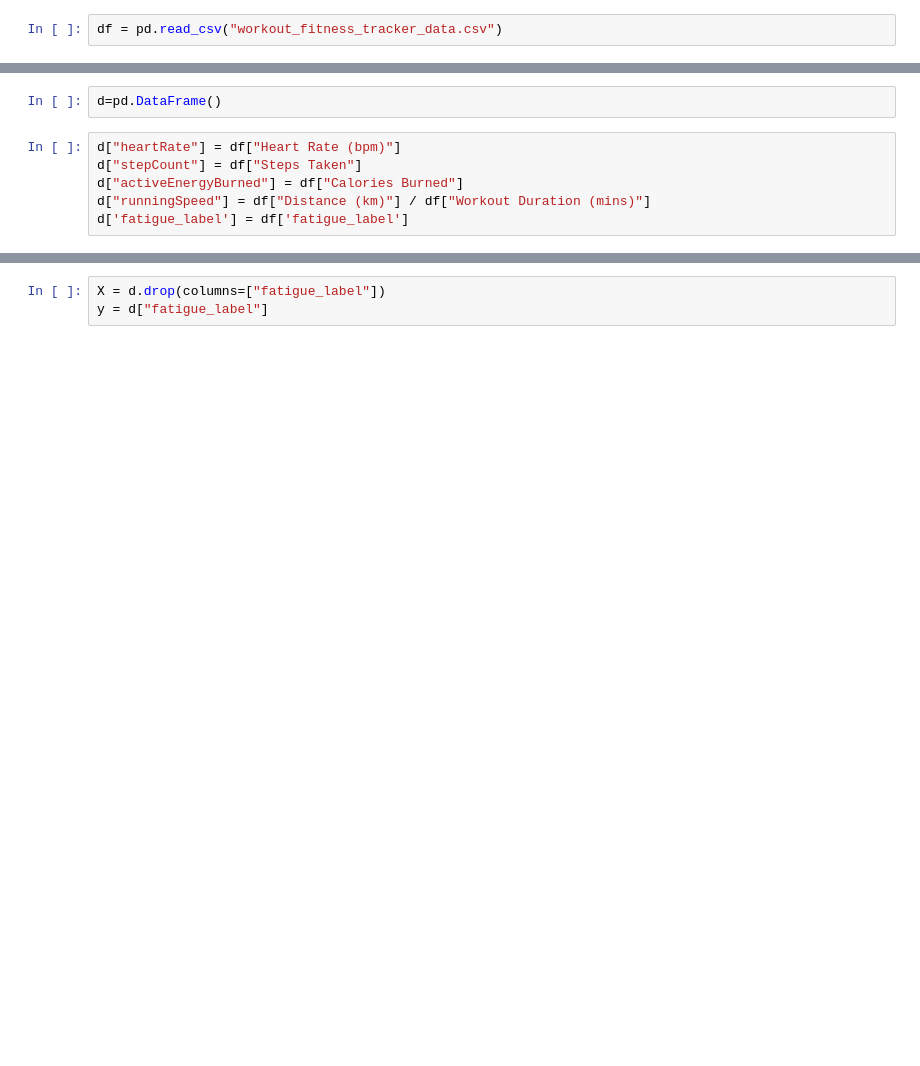
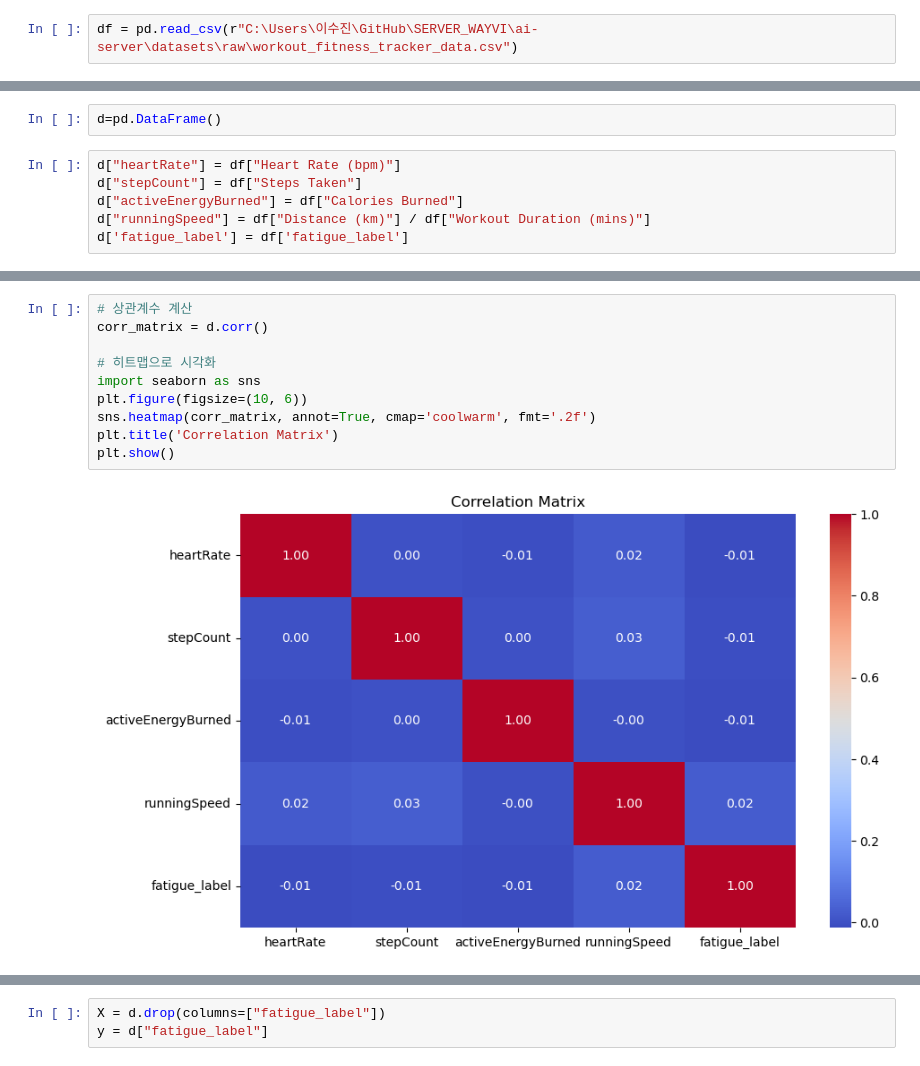
Before and after one commit to 2025-WAYVI/SERVER_WAYVI, a Jupyter notebook: ai-server/training/pretraining_scripts/overwork.ipynb, the cells around one changed output, grey strips where cells are left out. Drawn from its saved outputs; the diff is of its cells as text; blank space fills up the shorter version.

```diff
--- a/ai-server/training/pretraining_scripts/overwork.ipynb
+++ b/ai-server/training/pretraining_scripts/overwork.ipynb
@@ -23,7 +23,7 @@ import matplotlib.pyplot as plt
 import numpy as np
 import joblib
 # %%
-df = pd.read_csv("workout_fitness_tracker_data.csv")
+df = pd.read_csv(r"C:\Users\이수진\GitHub\SERVER_WAYVI\ai-server\datasets\raw\workout_fitness_tracker_data.csv")
 # %%
 df
 # %% [output]
@@ -105,0 +134,12 @@ dtype: int64
+# %%
+# 상관계수 계산
+corr_matrix = d.corr()
+
+# 히트맵으로 시각화
+import seaborn as sns
+plt.figure(figsize=(10, 6))
+sns.heatmap(corr_matrix, annot=True, cmap='coolwarm', fmt='.2f')
+plt.title('Correlation Matrix')
+plt.show()
+# %% [output]
+[figure, added]
```
Also changed, not shown: parts of 19 cells of this notebook, 9 other files.
